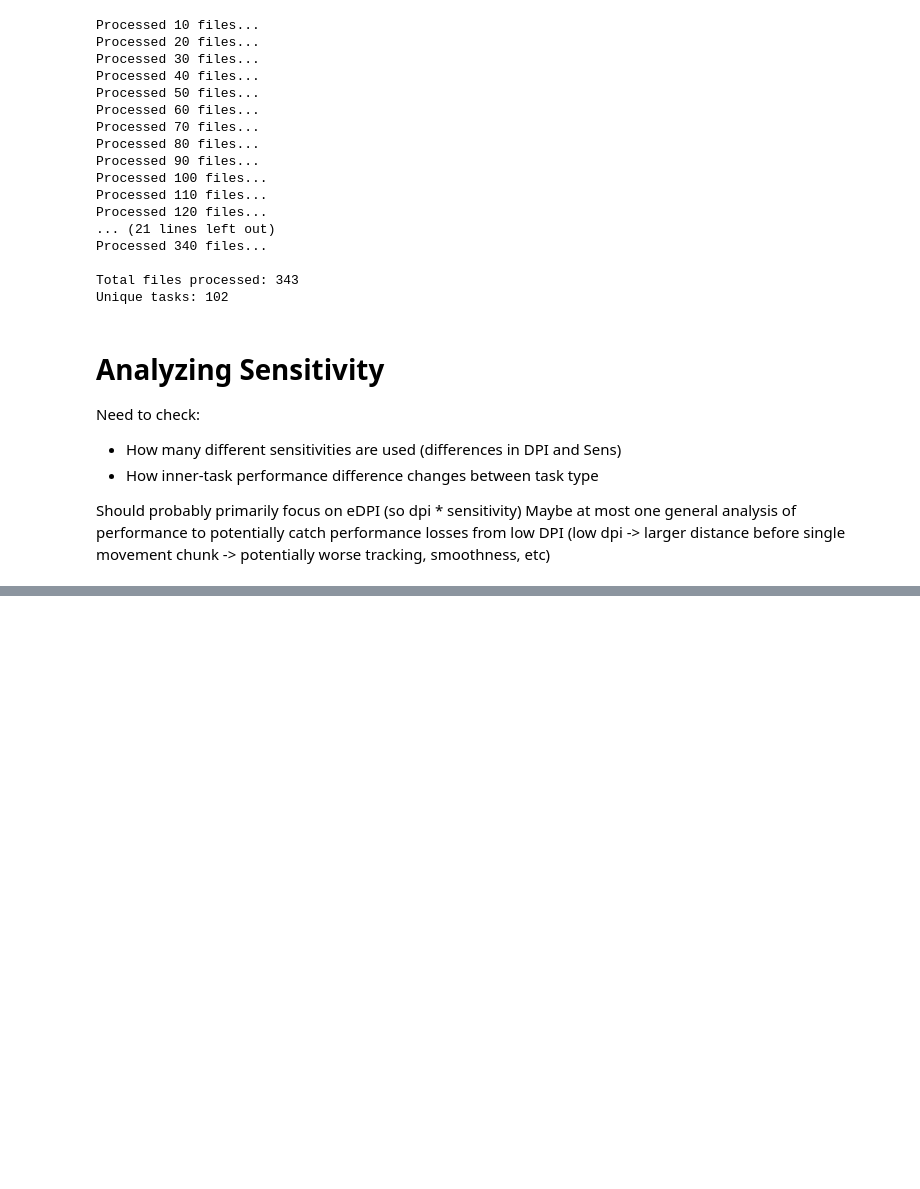
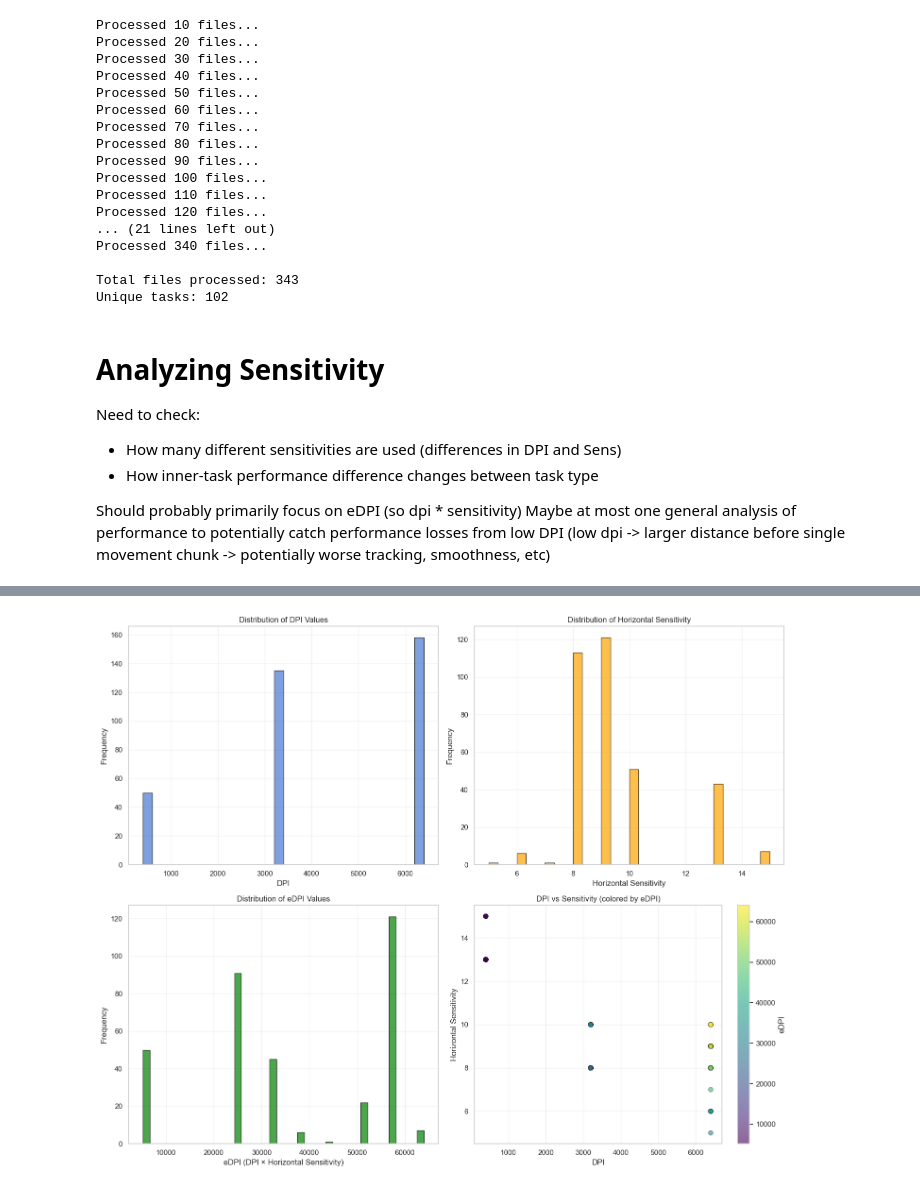
Before and after one commit to aidansmith459/KovaaKs-Data-Analysis-Companion, a Jupyter notebook: SensitivityAnalysis.ipynb, the cells around one changed output, grey strips where cells are left out. Drawn from its saved outputs; the diff is of its cells as text; code cells hidden in the pictures; blank space fills up the shorter version.

```diff
--- a/SensitivityAnalysis.ipynb
+++ b/SensitivityAnalysis.ipynb
@@ -44,0 +175,41 @@ Maybe at most one general analysis of performance to potentially catch performan
+# %%
+# Visualization 1: Distribution of sensitivity combinations
+sns.set(style="whitegrid", palette="muted")
+
+fig, axes = plt.subplots(2, 2, figsize=(15, 12))
+
+# 1. Distribution of DPI
+axes[0, 0].hist(sens_df['DPI'].dropna(), bins=30, edgecolor='black', alpha=0.7)
+axes[0, 0].set_xlabel('DPI')
+axes[0, 0].set_ylabel('Frequency')
+axes[0, 0].set_title('Distribution of DPI Values')
+axes[0, 0].grid(True, alpha=0.3)
+
+# 2. Distribution of Horizontal Sensitivity
+axes[0, 1].hist(sens_df['Horiz Sens'].dropna(), bins=30, edgecolor='black', alpha=0.7, color='orange')
+axes[0, 1].set_xlabel('Horizontal Sensitivity')
+axes[0, 1].set_ylabel('Frequency')
+axes[0, 1].set_title('Distribution of Horizontal Sensitivity')
+axes[0, 1].grid(True, alpha=0.3)
+
+# 3. Distribution of eDPI
+axes[1, 0].hist(sens_df['eDPI'].dropna(), bins=40, edgecolor='black', alpha=0.7, color='green')
+axes[1, 0].set_xlabel('eDPI (DPI × Horizontal Sensitivity)')
+axes[1, 0].set_ylabel('Frequency')
+axes[1, 0].set_title('Distribution of eDPI Values')
+axes[1, 0].grid(True, alpha=0.3)
+
+# 4. Scatter: DPI vs Sensitivity (colored by eDPI)
+scatter = axes[1, 1].scatter(sens_df['DPI'], sens_df['Horiz Sens'],
+                             c=sens_df['eDPI'], cmap='viridis',
+                             alpha=0.6, s=50, edgecolors='black', linewidth=0.5)
+axes[1, 1].set_xlabel('DPI')
+axes[1, 1].set_ylabel('Horizontal Sensitivity')
+axes[1, 1].set_title('DPI vs Sensitivity (colored by eDPI)')
+plt.colorbar(scatter, ax=axes[1, 1], label='eDPI')
+axes[1, 1].grid(True, alpha=0.3)
+
+plt.tight_layout()
+plt.show()
+# %% [output]
+[figure, added]
```
Also changed, not shown: parts of 6 cells of this notebook.
